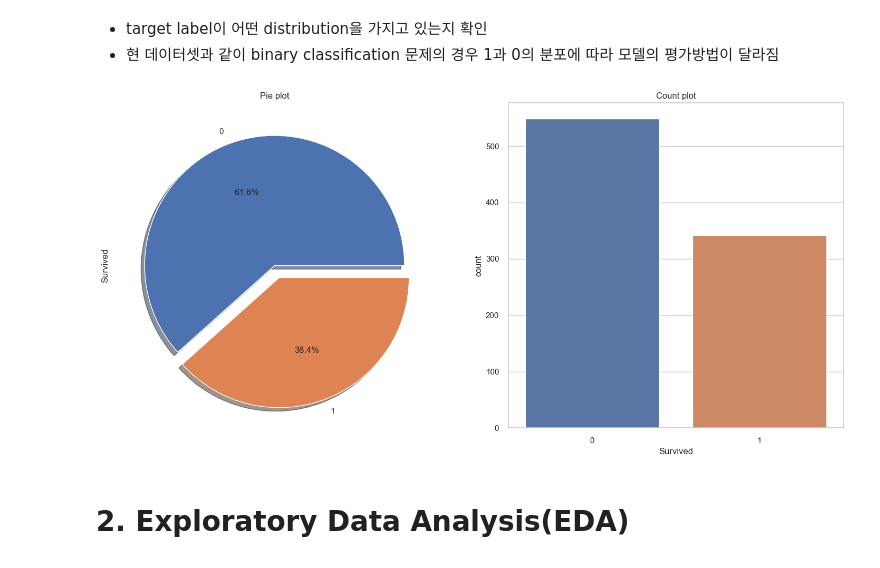
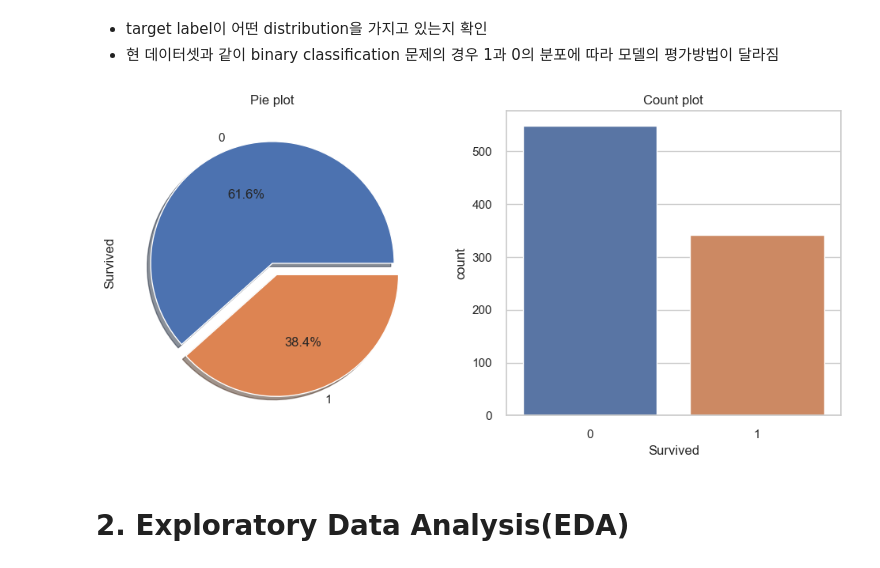
Before and after one commit to wonyeongdeok/kaggle_transcription, a Jupyter notebook: titanic.ipynb, the cells around one changed output. Saved outputs shown, nothing was run; the diff lists cells and outputs as text; code cells hidden in the pictures.

```diff
--- a/titanic.ipynb
+++ b/titanic.ipynb
@@ -188,20 +189,20 @@ msno.matrix(df=df_test, figsize=(8, 8), color=(0.8, 0.5, 0.2))
 - target label이 어떤 distribution을 가지고 있는지 확인
 - 현 데이터셋과 같이 binary classification 문제의 경우 1과 0의 분포에 따라 모델의 평가방법이 달라짐
 # %%
-f, ax = plt.subplots(1, 2, figsize=(18, 8))
+f, ax = plt.subplots(1, 2, figsize=(12, 5))
 
 df_train['Survived'].value_counts().plot.pie(explode=[0, 0.1],
                                              autopct='%1.1f%%',
                                              shadow=True,
                                              ax=ax[0])
 ax[0].set_title('Pie plot')
 
 sns.countplot(data=df_train, x='Survived', ax=ax[1])
 ax[1].set_title('Count plot')
 
 plt.show()
 # %% [output]
-[figure, old version]
+[figure, new version]
 # %% [markdown]
 # **2. Exploratory Data Analysis(EDA)**
 # %% [markdown]
```
Also changed, not shown: parts of 17 cells of this notebook.
